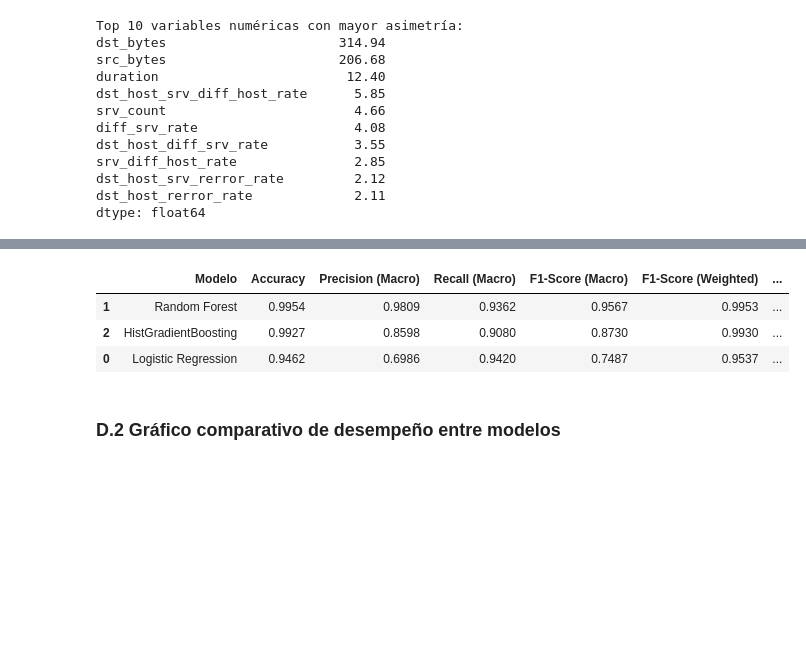
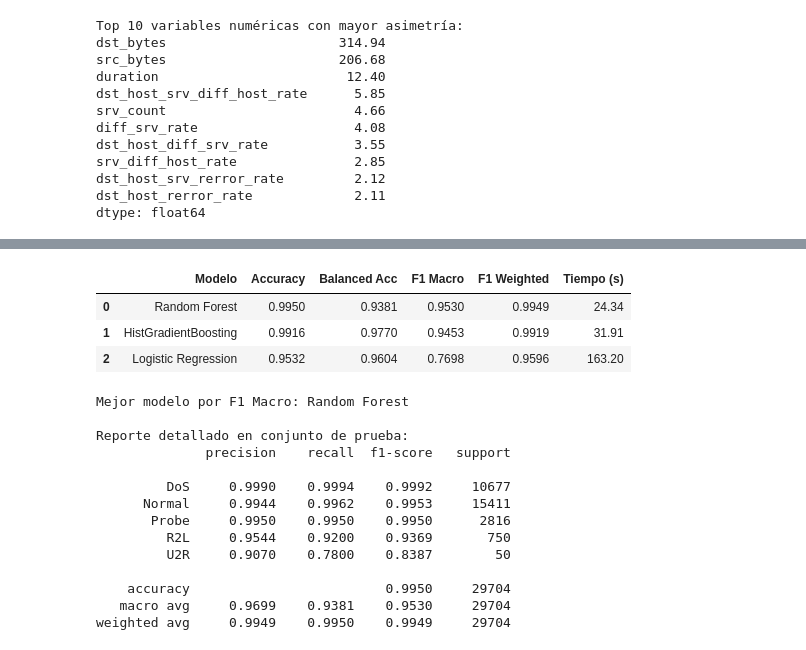
Before and after one commit to maykolARES/Paredeshuarcayajose, a Jupyter notebook: semana10-series-tiempo/actividad1-clima-univariante/actividad1_clima_rnn_lstm_gru.ipynb, the cells around one changed output, grey strips where cells are left out. Cells and saved outputs as stored; diff of their text form; code cells hidden in the pictures; blank space fills up the shorter version.

```diff
--- a/semana10-series-tiempo/actividad1-clima-univariante/actividad1_clima_rnn_lstm_gru.ipynb
+++ b/semana10-series-tiempo/actividad1-clima-univariante/actividad1_clima_rnn_lstm_gru.ipynb
@@ -308,48 +382,64 @@ Preprocesador configurado correctamente.
 # %%
 import time
 from sklearn.linear_model import LogisticRegression
 from sklearn.ensemble import RandomForestClassifier, HistGradientBoostingClassifier
-from sklearn.metrics import accuracy_score, f1_score, precision_score, recall_score
+from sklearn.metrics import accuracy_score, f1_score, balanced_accuracy_score, classification_report
+
+# Pesos balanceados por muestra para modelos sin parámetro class_weight directo (ej. HistGradientBoosting)
+clases_unicas, conteos_train = np.unique(y_train, return_counts=True)
+pesos_clase = {c: len(y_train) / (len(clases_unicas) * cnt) for c, cnt in zip(clases_unicas, conteos_train)}
+sample_weight_train = np.array([pesos_clase[yi] for yi in y_train])
 
 modelos = {
     "Logistic Regression": LogisticRegression(max_iter=1000, class_weight="balanced", random_state=42),
-    "Random Forest": RandomForestClassifier(n_estimators=100, class_weight="balanced", n_jobs=-1, random_state=42),
-    "HistGradientBoosting": HistGradientBoostingClassifier(max_iter=150, random_state=42)
+    "Random Forest": RandomForestClassifier(n_estimators=150, n_jobs=-1, class_weight="balanced_subsample", random_state=42),
+    "HistGradientBoosting": HistGradientBoostingClassifier(max_iter=200, learning_rate=0.08, random_state=42)
 }
 
 resultados = []
-pipelines_entrenados = {}
+modelos_entrenados = {}
 
-for nombre, modelo in modelos.items():
-    inicio = time.time()
-
-    clf = Pipeline(steps=[
-        ("preprocessor", preprocesador),
-        ("classifier", modelo)
-    ])
-
-    clf.fit(X_train, y_train)
-    y_pred = clf.predict(X_test)
-
-    duracion = time.time() - inicio
-    pipelines_entrenados[nombre] = clf
-
+for nombre, clf in modelos.items():
+    t0 = time.time()
+    if nombre == "HistGradientBoosting":
+        clf.fit(X_train_proc, y_train, sample_weight=sample_weight_train)
+    else:
+        clf.fit(X_train_proc, y_train)
+    tiempo_fit = time.time() - t0
+    y_pred = clf.predict(X_test_proc)
+    modelos_entrenados[nombre] = y_pred
     resultados.append({
         "Modelo": nombre,
-        "Accuracy": accuracy_score(y_test, y_pred),
-        "Precision (Macro)": precision_score(y_test, y_pred, average="macro", zero_division=0),
-        "Recall (Macro)": recall_score(y_test, y_pred, average="macro", zero_division=0),
-        "F1-Score (Macro)": f1_score(y_test, y_pred, average="macro", zero_division=0),
-        "F1-Score (Weighted)": f1_score(y_test, y_pred, average="weighted", zero_division=0),
-        "Tiempo (s)": round(duracion, 2)
+        "Accuracy": round(accuracy_score(y_test, y_pred), 4),
+        "Balanced Acc": round(balanced_accuracy_score(y_test, y_pred), 4),
+        "F1 Macro": round(f1_score(y_test, y_pred, average="macro"), 4),
+        "F1 Weighted": round(f1_score(y_test, y_pred, average="weighted"), 4),
+        "Tiempo (s)": round(tiempo_fit, 2)
     })
 
-df_resultados = pd.DataFrame(resultados).sort_values(by="F1-Score (Macro)", ascending=False)
-display(df_resultados.round(4))
+df_resultados = pd.DataFrame(resultados).sort_values(by="F1 Macro", ascending=False).reset_index(drop=True)
+display(df_resultados)
+
+mejor_modelo_nombre = df_resultados.loc[0, "Modelo"]
+print(f"\nMejor modelo por F1 Macro: {mejor_modelo_nombre}")
+print("\nReporte detallado en conjunto de prueba:")
+print(classification_report(y_test, modelos_entrenados[mejor_modelo_nombre], target_names=nombres_clases, digits=4))
 # %% [output]
-|  | Modelo | Accuracy | Precision (Macro) | Recall (Macro) | F1-Score (Macro) | F1-Score (Weighted) | ... |
-| 1 | Random Forest | 0.9954 | 0.9809 | 0.9362 | 0.9567 | 0.9953 | ... |
-| 2 | HistGradientBoosting | 0.9927 | 0.8598 | 0.9080 | 0.8730 | 0.9930 | ... |
-| 0 | Logistic Regression | 0.9462 | 0.6986 | 0.9420 | 0.7487 | 0.9537 | ... |
+|  | Modelo | Accuracy | Balanced Acc | F1 Macro | F1 Weighted | Tiempo (s) |
+| 0 | Random Forest | 0.9950 | 0.9381 | 0.9530 | 0.9949 | 24.34 |
+| 1 | HistGradientBoosting | 0.9916 | 0.9770 | 0.9453 | 0.9919 | 31.91 |
+| 2 | Logistic Regression | 0.9532 | 0.9604 | 0.7698 | 0.9596 | 163.20 |
+Mejor modelo por F1 Macro: Random Forest
+
+Reporte detallado en conjunto de prueba:
+              precision    recall  f1-score   support
+
+         DoS     0.9990    0.9994    0.9992     10677
+      Normal     0.9944    0.9962    0.9953     15411
+       Probe     0.9950    0.9950    0.9950      2816
+         R2L     0.9544    0.9200    0.9369       750
+         U2R     0.9070    0.7800    0.8387        50
+
+    accuracy                         0.9950     29704
+   macro avg     0.9699    0.9381    0.9530     29704
+weighted avg     0.9949    0.9950    0.9949     29704
-# %% [markdown]
-### D.2 Gráfico comparativo de desempeño entre modelos
```
Also changed, not shown: parts of 39 cells of this notebook.
